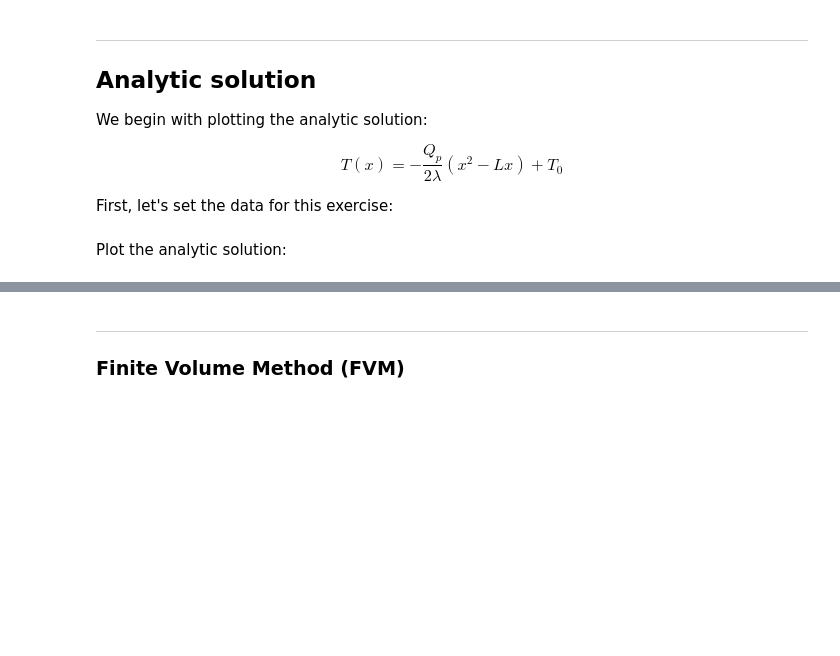
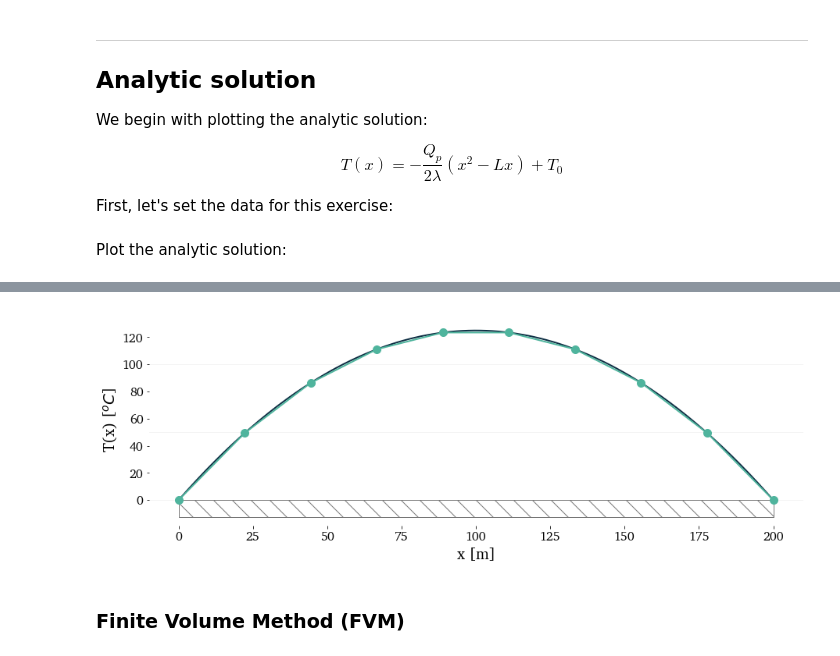
Before and after one commit to kamilazdybal/fluid-dynamics-and-transport-phenomena, a Jupyter notebook: transport-phenomena-with-Python/code/example-heat-transfer-in-a-rod.ipynb, the cells around one changed output, grey strips where cells are left out. Drawn from its saved outputs; the diff is of its cells as text; code cells hidden in the pictures; blank space fills up the shorter version.

```diff
--- a/transport-phenomena-with-Python/code/example-heat-transfer-in-a-rod.ipynb
+++ b/transport-phenomena-with-Python/code/example-heat-transfer-in-a-rod.ipynb
@@ -231,4 +197,12 @@ if save_plots==True: plt.savefig('../plots/example-heat-transfer-in-a-rod-FDM.pn
+# %%
+n_points = 10
+x_FDM = np.linspace(0, L, n_points)
+T_FDM = solve_with_fdm(n_points)
+
+# Plot the numerical solution using FDM on top of the analytic solution:
+plot_solution(x, T, x_FDM, T_FDM, FDM_color)
+if save_plots==True: plt.savefig('../plots/example-heat-transfer-in-a-rod-FDM-n10.png', dpi = 500, bbox_inches='tight')
+# %% [output]
+[figure, added]
 # %% [markdown]
-***
-
 ### Finite Volume Method (FVM)
```
Also changed, not shown: parts of 11 cells of this notebook, 5 other files.
